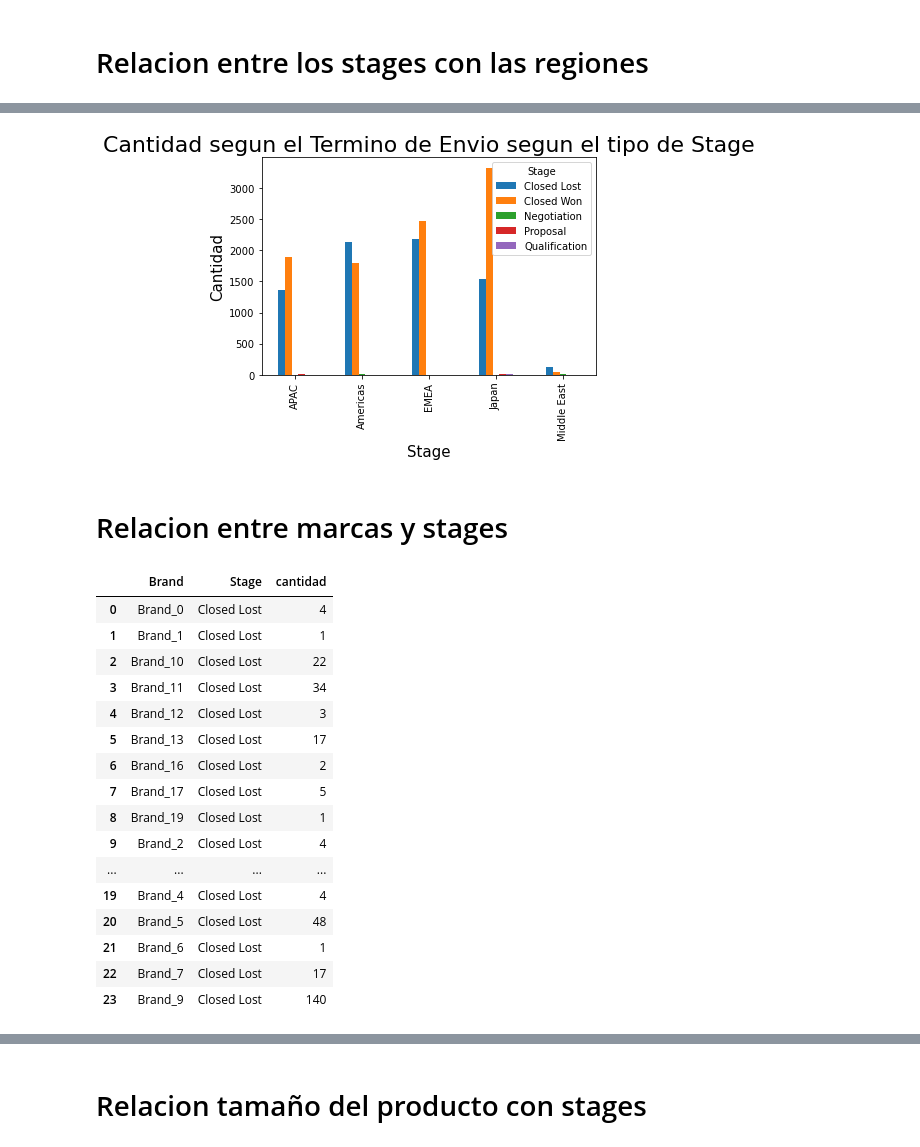
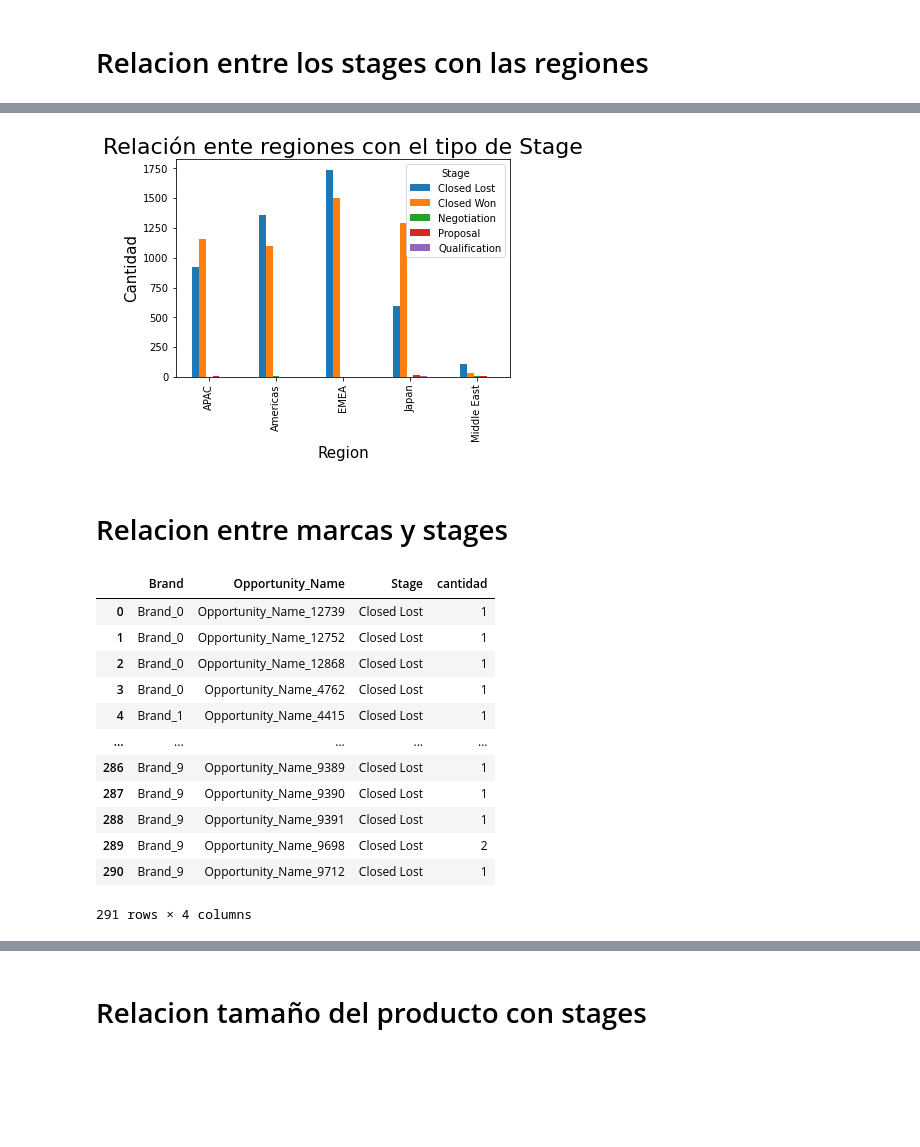
Before and after one commit to joaquinparodi/TP-DATOS, a Jupyter notebook: Analisis/Analisis Joaquin.ipynb, the cells around one changed output, grey strips where cells are left out. Saved outputs shown, nothing was run; the diff lists cells and outputs as text; code cells hidden in the pictures; blank space fills up the shorter version.

```diff
--- a/Analisis/Analisis Joaquin.ipynb
+++ b/Analisis/Analisis Joaquin.ipynb
@@ -104,10 +104,8 @@ df.head()
 # %%
 #falta titulo, etc del grafico
 df = df_original
-grouped_by_region = df.groupby(['Region','Stage']).agg({'ID':['count']})
+grouped_by_region = df.groupby(['Region','Opportunity_Name','Stage']).agg({'ID':['count']})
 grouped_by_region.columns = ['cantidad']
 grouped_by_region = grouped_by_region.reset_index()
-pivoted = grouped_by_region.pivot(index = 'Region', columns = 'Stage', values = 'cantidad').fillna(0)
-pivoted = pivoted.reset_index()
-pivoted
+grouped_by_region
 # %% [output]
@@ -119,0 +125,4 @@ pivoted
+# %%
+grouped = grouped_by_region.groupby(['Region','Stage']).agg({'cantidad':'count'})
+grouped = grouped.reset_index()
+grouped
@@ -119,0 +147,4 @@ pivoted
+# %%
+pivoted = grouped.pivot(index = 'Region', columns = 'Stage', values = 'cantidad').fillna(0)
+pivoted = pivoted.reset_index()
+pivoted
@@ -120,36 +158,32 @@ pivoted
 # %%
 ax=pivoted.plot(kind='bar', y=['Closed Lost','Closed Won','Negotiation','Proposal','Qualification'], x='Region')
-ax.set_title("Cantidad segun el Termino de Envio segun el tipo de Stage", fontsize=22)
-ax.set_xlabel("Stage",fontsize=15)
+ax.set_title("Relación ente regiones con el tipo de Stage", fontsize=22)
+ax.set_xlabel("Region",fontsize=15)
 ax.set_ylabel("Cantidad", fontsize=15)
 plt.show()
 # %% [output]
-[figure, old version]
+[figure, new version]
 # %% [markdown]
 # Relacion entre marcas y stages
 # %%
 df = df_original
 df = df[df['Brand'] != 'None']
 df = df[df['Brand'] != 'Other']
-grouped = df.groupby(['Brand','Stage']).agg({'ID':['count']})
+grouped = df.groupby(['Brand','Opportunity_Name','Stage']).agg({'ID':['count']})
 grouped.columns = ['cantidad']
 grouped = grouped.reset_index()
 grouped
 # %% [output]
-|  | Brand | Stage | cantidad |
-| 0 | Brand_0 | Closed Lost | 4 |
-| 1 | Brand_1 | Closed Lost | 1 |
-| 2 | Brand_10 | Closed Lost | 22 |
-| 3 | Brand_11 | Closed Lost | 34 |
-| 4 | Brand_12 | Closed Lost | 3 |
-| 5 | Brand_13 | Closed Lost | 17 |
-| 6 | Brand_16 | Closed Lost | 2 |
-| 7 | Brand_17 | Closed Lost | 5 |
-| 8 | Brand_19 | Closed Lost | 1 |
-| 9 | Brand_2 | Closed Lost | 4 |
-| ... | ... | ... | ... |
-| 19 | Brand_4 | Closed Lost | 4 |
-| 20 | Brand_5 | Closed Lost | 48 |
-| 21 | Brand_6 | Closed Lost | 1 |
-| 22 | Brand_7 | Closed Lost | 17 |
-| 23 | Brand_9 | Closed Lost | 140 |
+|  | Brand | Opportunity_Name | Stage | cantidad |
+| 0 | Brand_0 | Opportunity_Name_12739 | Closed Lost | 1 |
+| 1 | Brand_0 | Opportunity_Name_12752 | Closed Lost | 1 |
+| 2 | Brand_0 | Opportunity_Name_12868 | Closed Lost | 1 |
+| 3 | Brand_0 | Opportunity_Name_4762 | Closed Lost | 1 |
+| 4 | Brand_1 | Opportunity_Name_4415 | Closed Lost | 1 |
+| ... | ... | ... | ... | ... |
+| 286 | Brand_9 | Opportunity_Name_9389 | Closed Lost | 1 |
+| 287 | Brand_9 | Opportunity_Name_9390 | Closed Lost | 1 |
+| 288 | Brand_9 | Opportunity_Name_9391 | Closed Lost | 1 |
+| 289 | Brand_9 | Opportunity_Name_9698 | Closed Lost | 2 |
+| 290 | Brand_9 | Opportunity_Name_9712 | Closed Lost | 1 |
+291 rows × 4 columns
```
Also changed, not shown: parts of 22 cells of this notebook.
